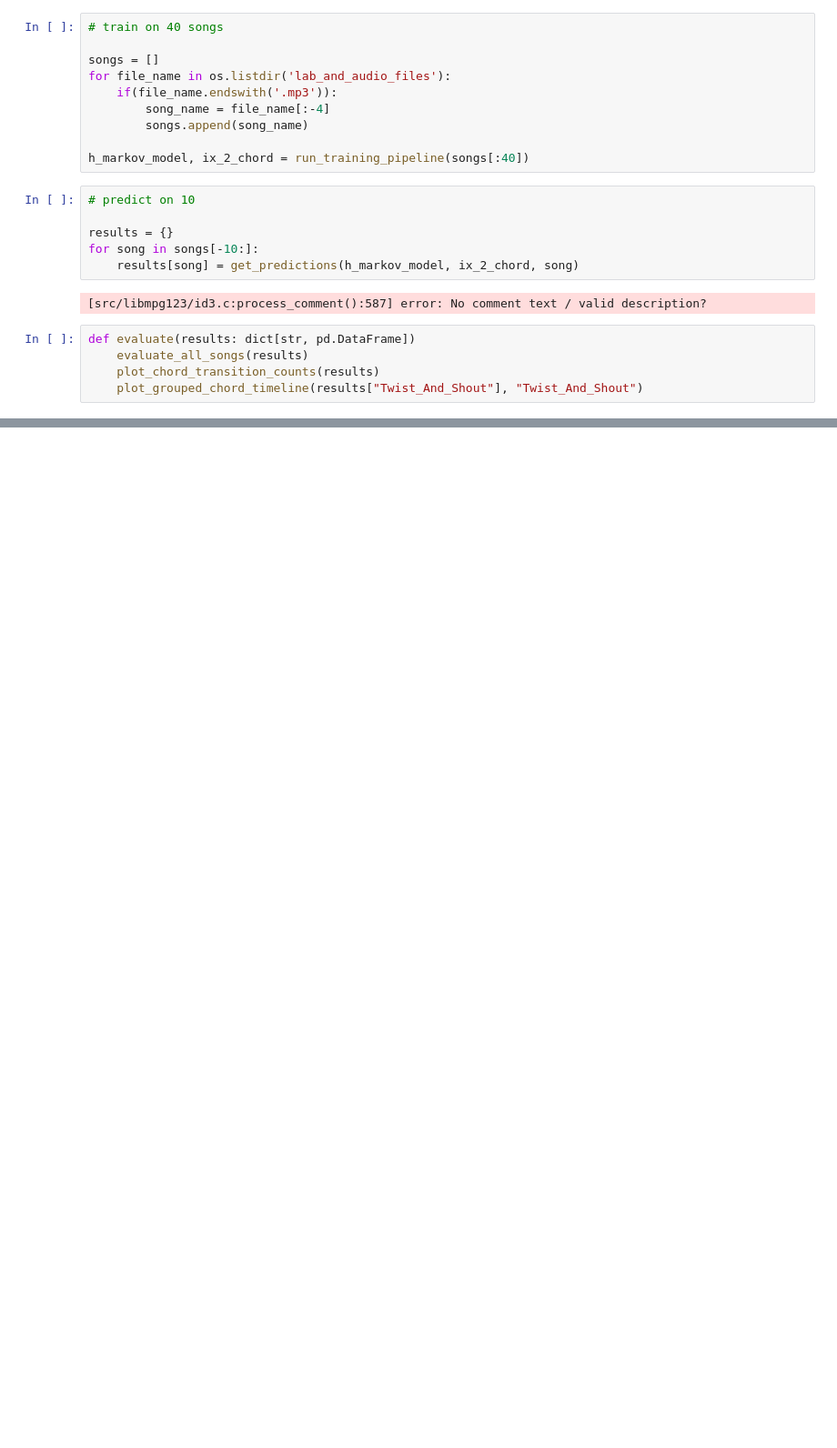
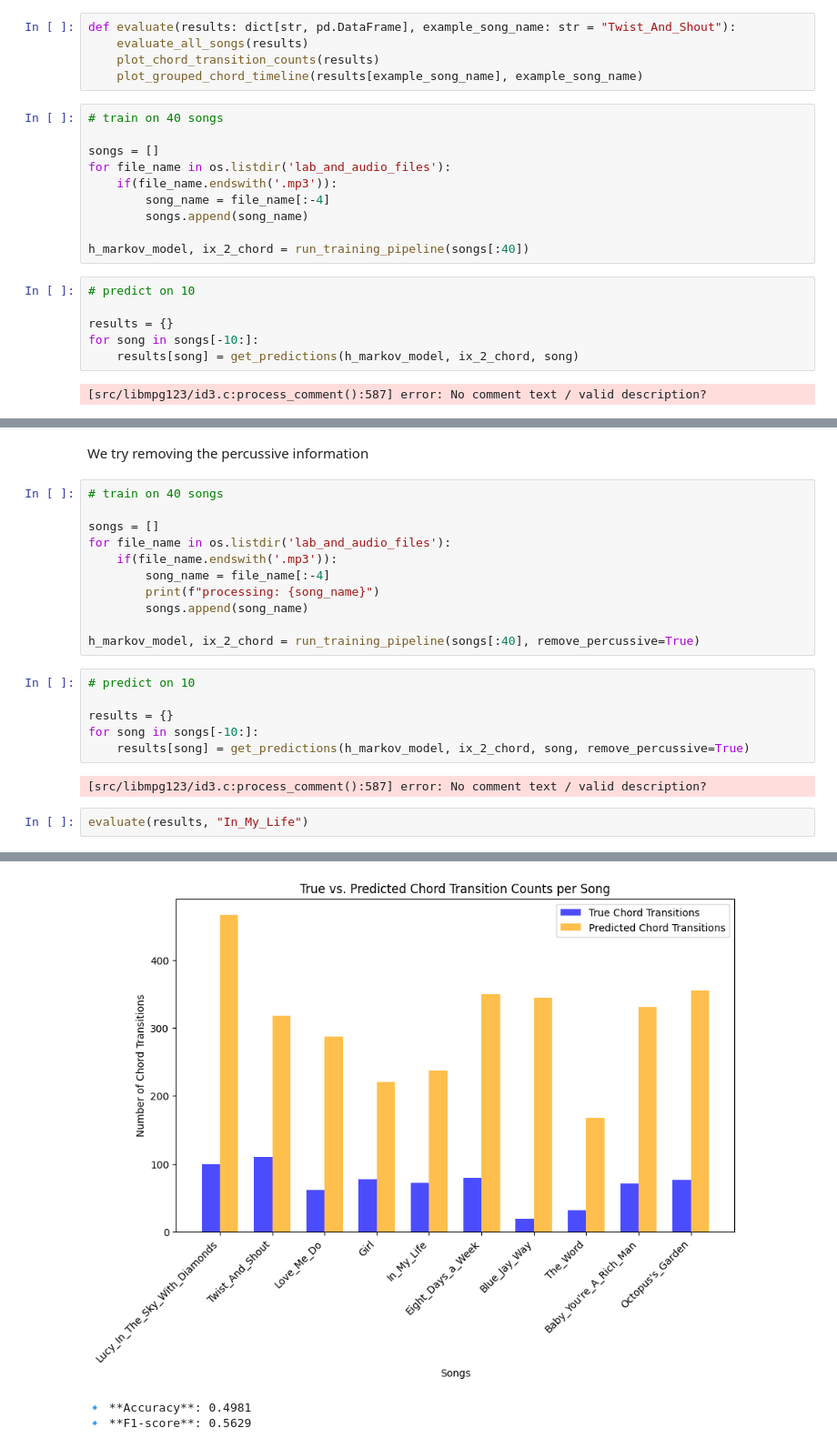
Before and after one commit to roybh1/chord-recognition-assignment, a Jupyter notebook: chord_prediction.ipynb, the cells around one changed output, grey strips where cells are left out. Shown at 91% size. Cells and saved outputs as stored; diff of their text form; blank space fills up the shorter version.

```diff
--- a/chord_prediction.ipynb
+++ b/chord_prediction.ipynb
@@ -3,6 +3,11 @@ import os
 import pandas as pd
 from src.training import run_training_pipeline, get_predictions
 from src.evaluation import evaluate_all_songs, plot_chord_transition_counts, plot_grouped_chord_timeline
+# %%
+def evaluate(results: dict[str, pd.DataFrame], example_song_name: str = "Twist_And_Shout"):
+    evaluate_all_songs(results)
+    plot_chord_transition_counts(results)
+    plot_grouped_chord_timeline(results[example_song_name], example_song_name)
 # %%
 # train on 40 songs
 
@@ -21,8 +26,3 @@ for song in songs[-10:]:
     results[song] = get_predictions(h_markov_model, ix_2_chord, song)
 # %% [output]
 [src/libmpg123/id3.c:process_comment():587] error: No comment text / valid description?
-# %%
-def evaluate(results: dict[str, pd.DataFrame])
-    evaluate_all_songs(results)
-    plot_chord_transition_counts(results)
-    plot_grouped_chord_timeline(results["Twist_And_Shout"], "Twist_And_Shout")
@@ -49,0 +52,24 @@ def evaluate(results: dict[str, pd.DataFrame])
+# %% [markdown]
+We try removing the percussive information
+# %%
+# train on 40 songs
+
+songs = []
+for file_name in os.listdir('lab_and_audio_files'):
+    if(file_name.endswith('.mp3')):
+        song_name = file_name[:-4]
+        print(f"processing: {song_name}")
+        songs.append(song_name)
+
+h_markov_model, ix_2_chord = run_training_pipeline(songs[:40], remove_percussive=True)
+# %%
+# predict on 10
+
+results = {}
+for song in songs[-10:]:
+    results[song] = get_predictions(h_markov_model, ix_2_chord, song, remove_percussive=True)
+# %% [output]
+[src/libmpg123/id3.c:process_comment():587] error: No comment text / valid description?
+# %%
+evaluate(results, "In_My_Life")
+# %% [output]
@@ -49,0 +92,3 @@ def evaluate(results: dict[str, pd.DataFrame])
+[figure, added]
+🔹 **Accuracy**: 0.4981
+🔹 **F1-score**: 0.5629
```
Also changed, not shown: parts of 11 cells of this notebook, 3 other files.
